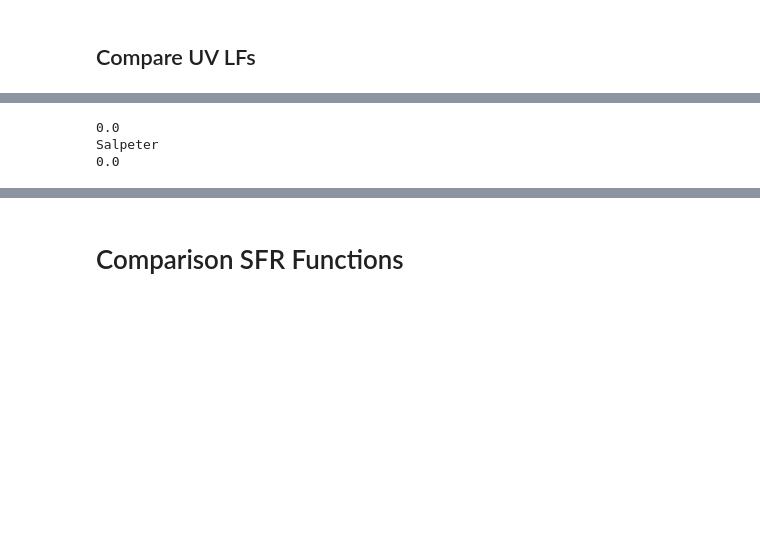
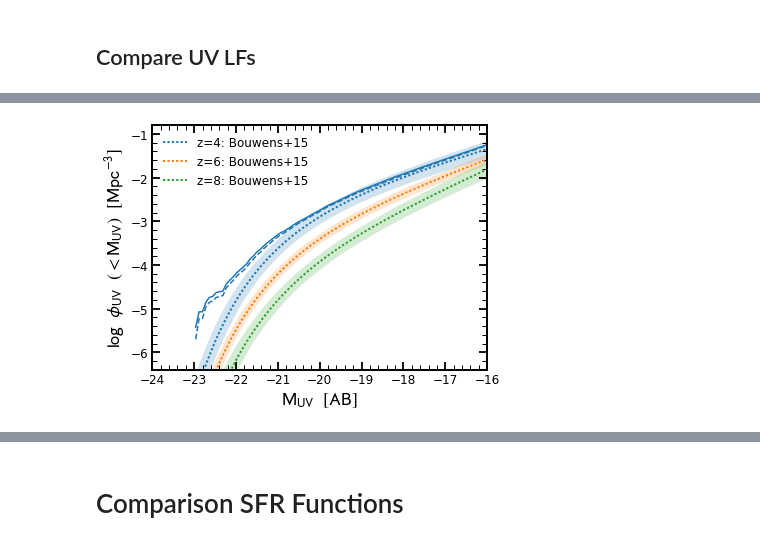
Before and after one commit to stacchella/halo_model, a Jupyter notebook: scripts/Comparison_UV_Observables.ipynb, the cells around one changed output, grey strips where cells are left out. Saved outputs shown, nothing was run; the diff lists cells and outputs as text; code cells hidden in the pictures; blank space fills up the shorter version.

```diff
--- a/scripts/Comparison_UV_Observables.ipynb
+++ b/scripts/Comparison_UV_Observables.ipynb
@@ -345,31 +342,40 @@ alpha =  -2.27
-# %%
-# simple comparison with z=4 (where calibration was done)
-
-
-cat_z4_M10 = h5py.File(path_SP_cat + 'SFH_z4_constant_M10_with_L.hdf5', 'r')
-cat_z4_M10 = h5py.File(path_SP_cat + 'SFH_z4_constant_with_L.hdf5', 'r')
-cat_z4_M20 = h5py.File(path_SP_cat + 'SFH_z4_constant_M20_with_L.hdf5', 'r')
-cat_z4_M33 = h5py.File(path_SP_cat + 'SFH_z4_constant_M33_with_L.hdf5', 'r')
-cat_z4_M100 = h5py.File(path_SP_cat + 'SFH_z4_constant_M100_with_L.hdf5', 'r')
-
-mag_list_M10 = -48.6-2.5*np.log10(cat_z4_M10['luminosities/luminosity_0'][:, 2]/(4*np.pi*(3.086e+19)**2))
-mag_list_M20 = -48.6-2.5*np.log10(cat_z4_M20['luminosities/luminosity_0'][:, 2]/(4*np.pi*(3.086e+19)**2))
-mag_list_M33 = -48.6-2.5*np.log10(cat_z4_M33['luminosities/luminosity_0'][:, 2]/(4*np.pi*(3.086e+19)**2))
-mag_list_M100 = -48.6-2.5*np.log10(cat_z4_M100['luminosities/luminosity_0'][:, 2]/(4*np.pi*(3.086e+19)**2))
-
-mag_bins_center_M10, cumLF_M10 = compute_cumulative_LF(mag_list_M10, volume_box)
-mag_bins_center_M20, cumLF_M20 = compute_cumulative_LF(mag_list_M20, volume_box)
-mag_bins_center_M33, cumLF_M33 = compute_cumulative_LF(mag_list_M33, volume_box)
-mag_bins_center_M100, cumLF_M100 = compute_cumulative_LF(mag_list_M100, volume_box)
-
-# plot information
-print cat_z4_M33['luminosities/luminosity_0'].attrs['logzsol']
-print cat_z4_M33['luminosities/luminosity_0'].attrs['IMF_name']
-print cat_z4_M33['luminosities/luminosity_0'].attrs['IMF']
-# %% [output]
-0.0
-Salpeter
-0.0
+# %%
+redshift_plot = ['4', '6', '8', '10']
+color_plot = ['C0', 'C1', 'C2', 'C3']
+label_plot = ['z=4: Bouwens+15', 'z=6: Bouwens+15', 'z=8: Bouwens+15', 'z=10: Oesch+18']
+
+
+fig, ax = plt.subplots(nrows=1, ncols=1, figsize=(6, 4.5))
+
+ax.plot(list_mag_z4, np.log10(UVLF_z4_median), ':', color=color_plot[0], lw=2, label=label_plot[0])
+ax.fill_between(list_mag_z4, np.log10(UVLF_z4_P16), np.log10(UVLF_z4_P84), color=color_plot[0], lw=0.0, alpha=0.2)
+ax.plot(list_mag_z6, np.log10(UVLF_z6_median), ':', color=color_plot[1], lw=2, label=label_plot[1])
+ax.fill_between(list_mag_z6, np.log10(UVLF_z6_P16), np.log10(UVLF_z6_P84), color=color_plot[1], lw=0.0, alpha=0.2)
+ax.plot(list_mag_z8, np.log10(UVLF_z8_median), ':', color=color_plot[2], lw=2, label=label_plot[2])
+ax.fill_between(list_mag_z8, np.log10(UVLF_z8_P16), np.log10(UVLF_z8_P84), color=color_plot[2], lw=0.0, alpha=0.2)
+
+
+for ii in range(len(redshift_plot))[0:1]:
+    mag_bins_center, LF = compute_LF(path_SP_cat + 'SFH_z' + redshift_plot[ii] + '_constant_with_L.hdf5', volume_box, cumulative=True, add_dust=True, redshift_in=float(redshift_plot[ii]), completeness_correction=True, completeness_correction_type='numerical')
+    ax.plot(mag_bins_center, np.log10(LF), '-', color=color_plot[ii])
+
+
+for ii in range(len(redshift_plot))[0:1]:
+    mag_bins_center, LF = compute_LF(path_SP_cat + 'SFH_z' + redshift_plot[ii] + '_constant_with_L.hdf5', volume_box, cumulative=True, add_dust=True, redshift_in=float(redshift_plot[ii]), completeness_correction=False)
+    ax.plot(mag_bins_center, np.log10(LF), '--', color=color_plot[ii])
+
+
+ax.set_xlabel(r'$\mathrm{M}_{\rm UV}\/\/\/\/[\mathrm{AB}]$', fontsize=18)
+ax.set_ylabel(r'$\log\/\/\/\/\phi_{\rm UV}\/\/\/\/(<\mathrm{M}_{\rm UV})\/\/\/\/[\mathrm{Mpc}^{-3}]$', fontsize=18)
+
+ax.set_xlim([-24, -16])
+ax.set_ylim([-6.4, -0.8])
+
+plt.legend(frameon=False, fontsize=12)
+plt.savefig(path_figures + 'UV_LF_cumulative.pdf', bbox_inches='tight')
+plt.show()
+# %% [output]
+[figure, added]
 # %%
 # check different descaling of efficiency in mergers at z=4
 
```
Also changed, not shown: parts of 16 cells of this notebook, 9 other files.
